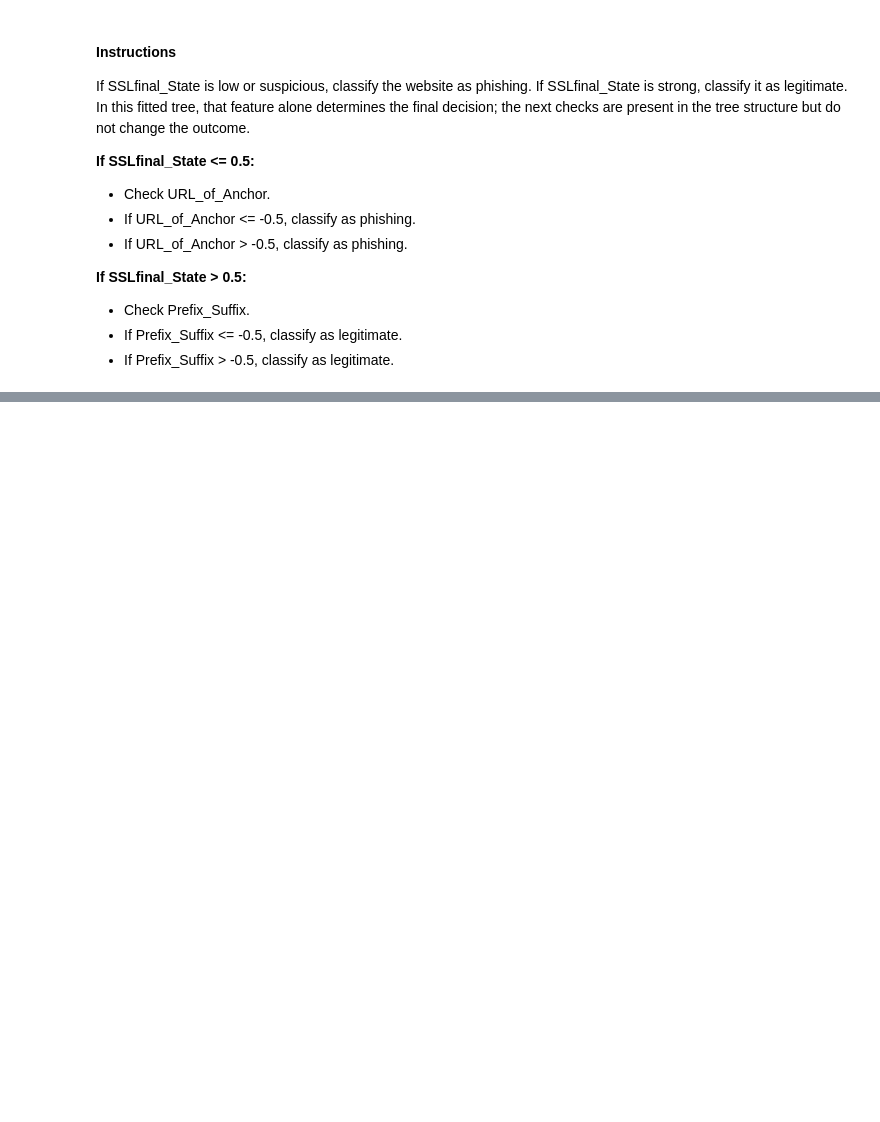
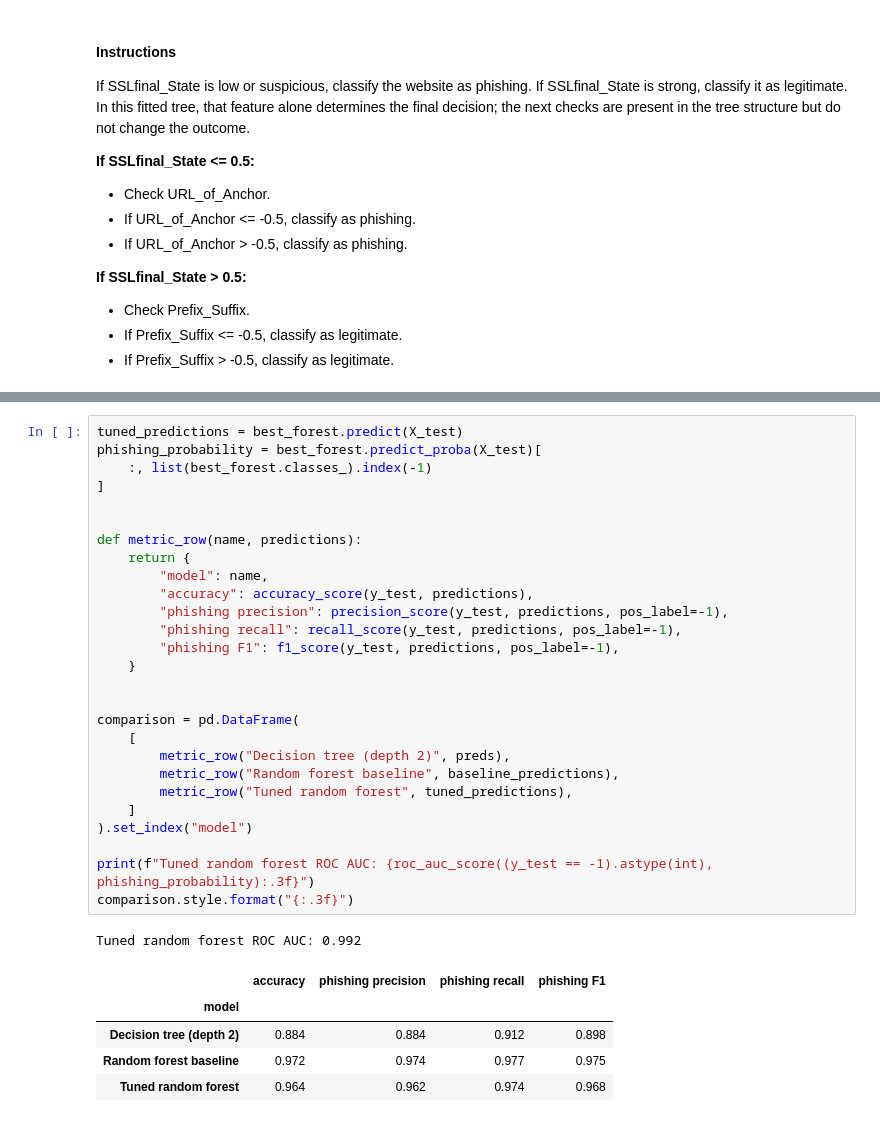
Before and after one commit to miska-voutilainen/machine-learning, a Jupyter notebook: Decision_trees_and_random_trees.ipynb, the cells around one changed output, grey strips where cells are left out. Saved outputs shown, nothing was run; the diff lists cells and outputs as text; blank space fills up the shorter version.

```diff
--- a/Decision_trees_and_random_trees.ipynb
+++ b/Decision_trees_and_random_trees.ipynb
@@ -57,0 +172,34 @@ If SSLfinal_State is low or suspicious, classify the website as phishing. If SSL
+# %%
+tuned_predictions = best_forest.predict(X_test)
+phishing_probability = best_forest.predict_proba(X_test)[
+    :, list(best_forest.classes_).index(-1)
+]
+
+
+def metric_row(name, predictions):
+    return {
+        "model": name,
+        "accuracy": accuracy_score(y_test, predictions),
+        "phishing precision": precision_score(y_test, predictions, pos_label=-1),
+        "phishing recall": recall_score(y_test, predictions, pos_label=-1),
+        "phishing F1": f1_score(y_test, predictions, pos_label=-1),
+    }
+
+
+comparison = pd.DataFrame(
+    [
+        metric_row("Decision tree (depth 2)", preds),
+        metric_row("Random forest baseline", baseline_predictions),
+        metric_row("Tuned random forest", tuned_predictions),
+    ]
+).set_index("model")
+
+print(f"Tuned random forest ROC AUC: {roc_auc_score((y_test == -1).astype(int), phishing_probability):.3f}")
+comparison.style.format("{:.3f}")
+# %% [output]
+Tuned random forest ROC AUC: 0.992
+|  | accuracy | phishing precision | phishing recall | phishing F1 |
+| model |  |  |  |  |
+| Decision tree (depth 2) | 0.884 | 0.884 | 0.912 | 0.898 |
+| Random forest baseline | 0.972 | 0.974 | 0.977 | 0.975 |
+| Tuned random forest | 0.964 | 0.962 | 0.974 | 0.968 |
```
Also changed, not shown: parts of 10 cells of this notebook.
